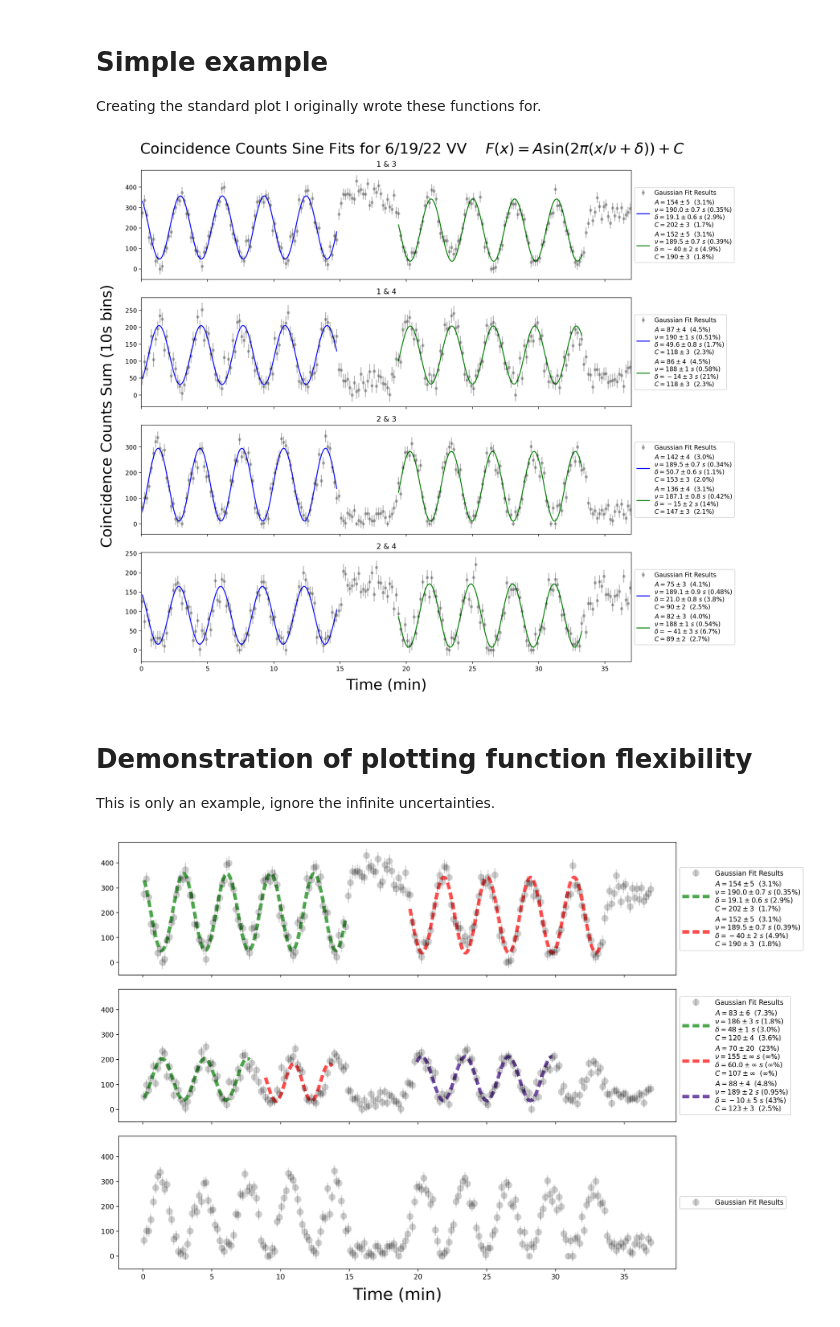
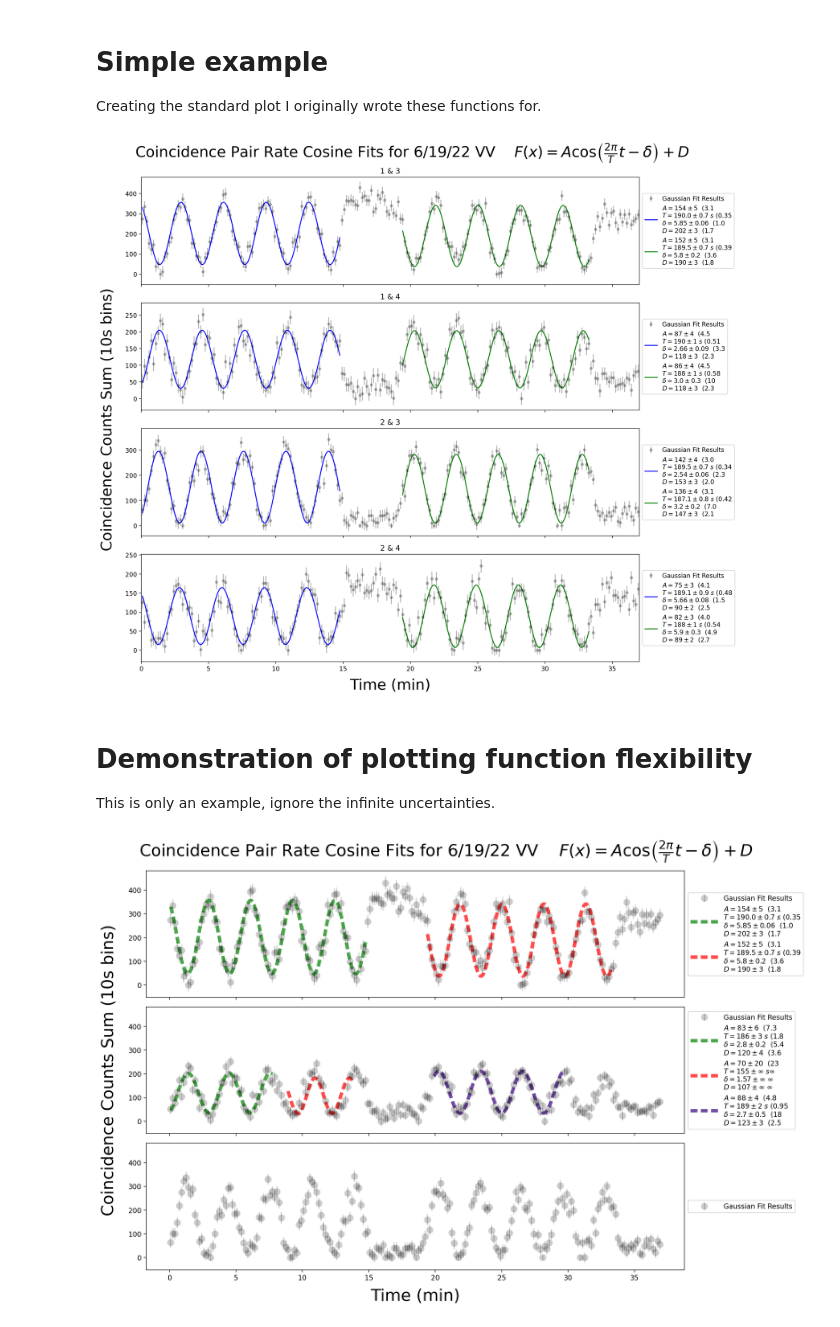
Before and after one commit to BNL-Quantum-Astrometry/coincidence-LMFIT, a Jupyter notebook: Coincidence LMFIT Example.ipynb, the cells around one changed output. Cells and saved outputs as stored; diff of their text form; code cells hidden in the pictures.

```diff
--- a/Coincidence LMFIT Example.ipynb
+++ b/Coincidence LMFIT Example.ipynb
@@ -51,13 +51,13 @@ for ax, pair in zip(axs, pairlist):
     ax.set_xlim((0,37))
     ax.set_title(pair)
 
-fig.suptitle(r'Coincidence Counts Sine Fits for 6/19/22 VV    '+\
-             r'$ F(x) = A \sin \left( 2 \pi (x/\nu + \delta) \right) + C$',
+fig.suptitle(r'Coincidence Pair Rate Cosine Fits for 6/19/22 VV    '+\
+             r'$ F(x) = A \cos \left( \frac{2 \pi}{T} t - \delta \right) + D$',
                                                                 fontsize=24)
 plt.tight_layout()
 plt.show()
 # %% [output]
-[figure, old version]
+[figure, new version]
 # %% [markdown]
 # Demonstration of plotting function flexibility
 
@@ -76,12 +76,19 @@ reslists = [reslist1, reslist2, []]
 sliceslists = [slices1, slices2, []]
 # %%
 fig, axs, extra = cl.plot_chpairs(coinc_lists[:-1],
-                reslists, sliceslists,
+                reslists, sliceslists, ylabel_binwidth=10,
                 legend_kwargs=dict(fancybox=True, handlelength=4),
                 figure_kwargs=dict(sharey=True, dpi=200),
                 errorbar_kwargs=dict(markersize=10, alpha=0.2),
                 sin_kwargs=dict(dashes=(2,1), alpha=0.7, lw=5),
                 color_list=('g', 'r', 'xkcd:indigo'))
 # Infinite uncertainty is from where lmfit.conf_interval failed
+
+fig.suptitle(r'Coincidence Pair Rate Cosine Fits for 6/19/22 VV    '+\
+             r'$ F(x) = A \cos \left( \frac{2 \pi}{T} t - \delta \right) + D$',
+                                                                fontsize=24)
+
+plt.tight_layout()
+plt.show()
 # %% [output]
-[figure, old version]
+[figure, new version]
```
Also changed, not shown: 2 other files.
